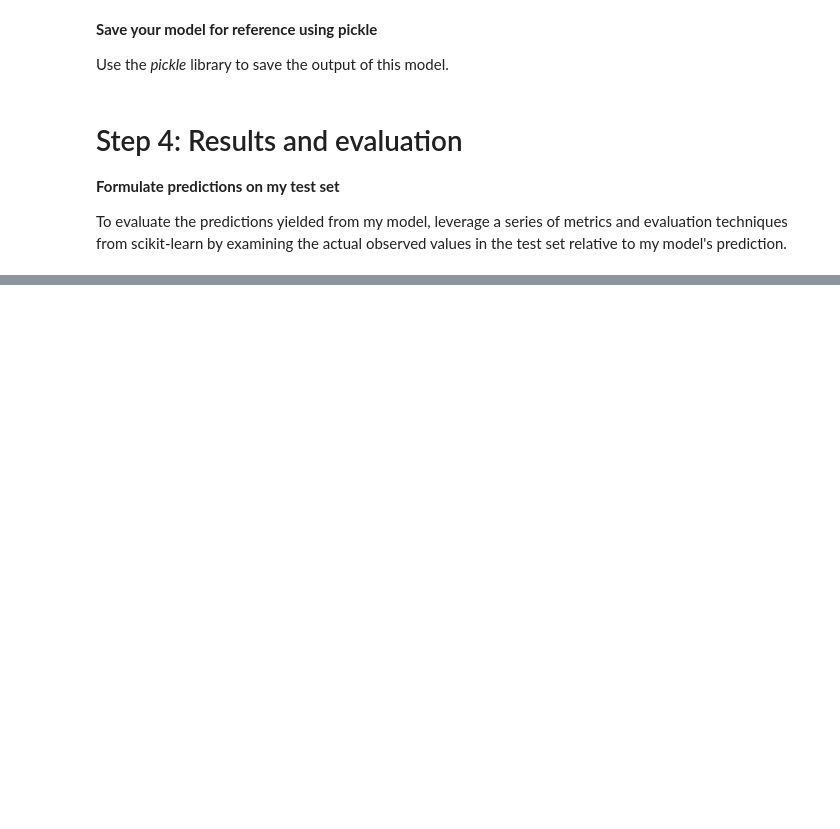
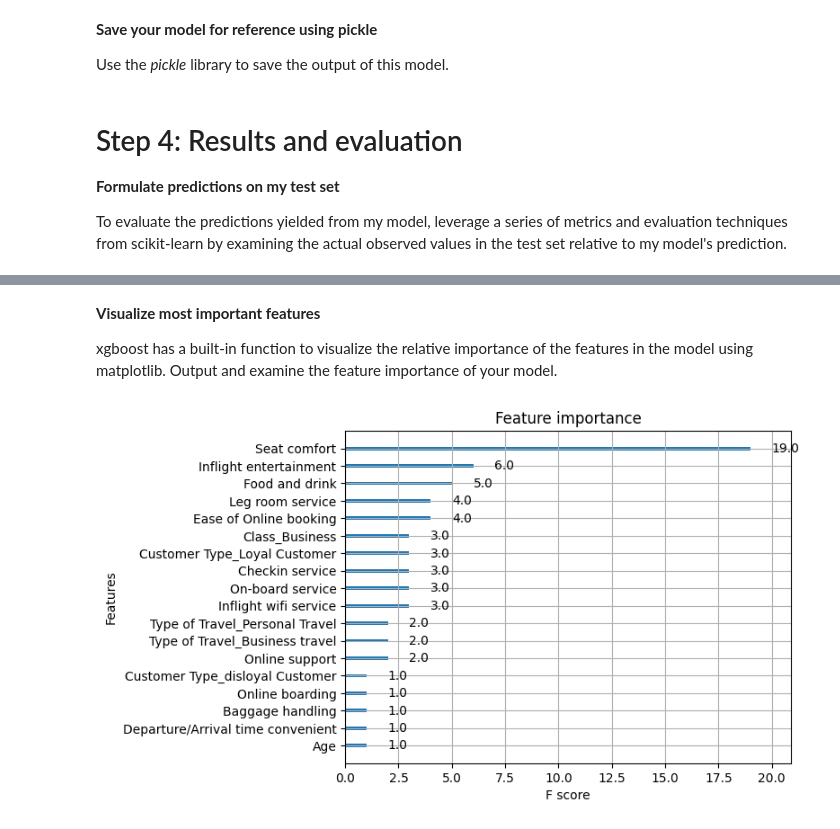
Before and after one commit to ajeronimoguerra/Kaggle_JeronimoGuerra_Notebooks, a Jupyter notebook: build-an-xgboost-model.ipynb, the cells around one changed output, grey strips where cells are left out. Cells and saved outputs as stored; diff of their text form; code cells hidden in the pictures; blank space fills up the shorter version.

```diff
--- a/build-an-xgboost-model.ipynb
+++ b/build-an-xgboost-model.ipynb
@@ -241,0 +324,9 @@ To evaluate the predictions yielded from my model, leverage a series of metrics
+# %% [markdown]
+**Visualize most important features**
+
+xgboost has a built-in function to visualize the relative importance of the features in the model using matplotlib. Output and examine the feature importance of your model.
+# %%
+# Plot the relative feature importance of the predictor variables in your model.
+plot_importance(xgb_cv.best_estimator_);
+# %% [output]
+[figure, added]
```
Also changed, not shown: parts of 9 cells of this notebook.
